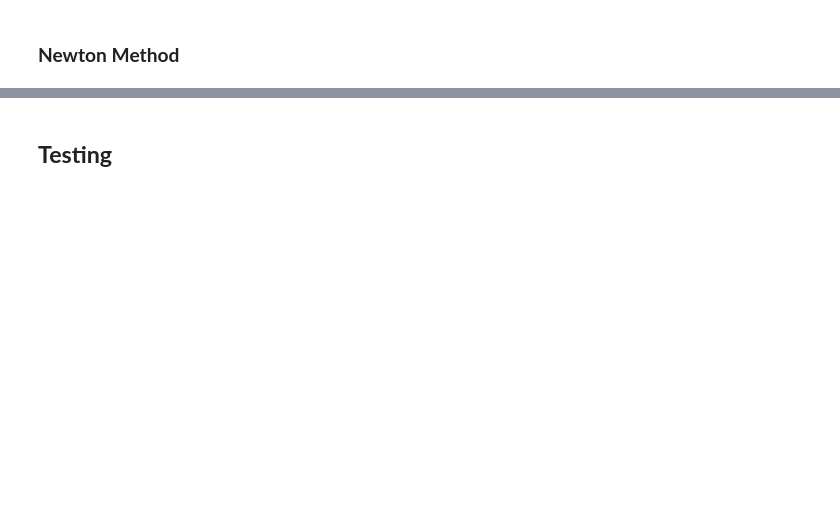
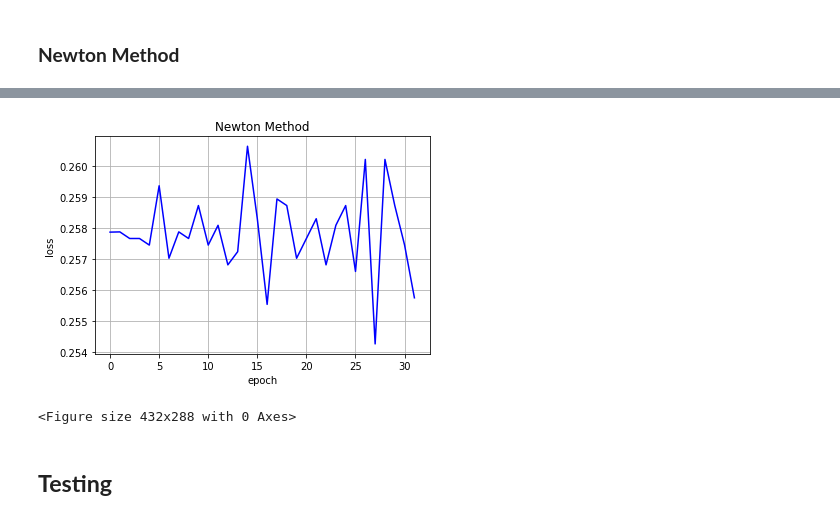
Before and after one commit to reshalfahsi/neuralnetwork, a Jupyter notebook: notebook/NeuralNetwork.ipynb, the cells around one changed output, grey strips where cells are left out. Drawn from its saved outputs; the diff is of its cells as text; code cells hidden in the pictures; blank space fills up the shorter version.

```diff
--- a/notebook/NeuralNetwork.ipynb
+++ b/notebook/NeuralNetwork.ipynb
@@ -226,6 +230,8 @@ test_loader = ds.get_loader(dataset=test_dataset, batch_size=1)
 criterion = nn.MSELoss()
 np.random.seed(seed)
 model = NeuralNetwork()
+
+loss_train = list()
 
 
 start = time.perf_counter()
@@ -255,11 +261,21 @@ for epoch in range(NUM_EPOCHS):
         if idx >= int(len(train_dataset) / BATCH_SIZE) - 1:
             break
 
+    loss_train.append(np.array(loss).mean())
+
     if np.array(acc).mean() > 0.9:
         break
     print("-----------------------------------------------------------")
 end = time.perf_counter()
 
 print(f"Training finished in {epoch + 1} epochs and {end - start:0.4f} seconds")
+
+plt.title("Newton Method")
+plt.plot(loss_train, color = 'b')
+plt.xlabel("epoch")
+plt.ylabel("loss")
+plt.grid()
+plt.show()
+plt.clf()
 # %% [output]
 Size 4708
@@ -282,3 +300,5 @@ Training finished in 32 epochs and 870.9591 seconds
+[figure, added]
+<Figure size 432x288 with 0 Axes>
 # %% [markdown]
 ## **Testing**
 # %%
```
Also changed, not shown: parts of 7 cells of this notebook, 2 other files.
